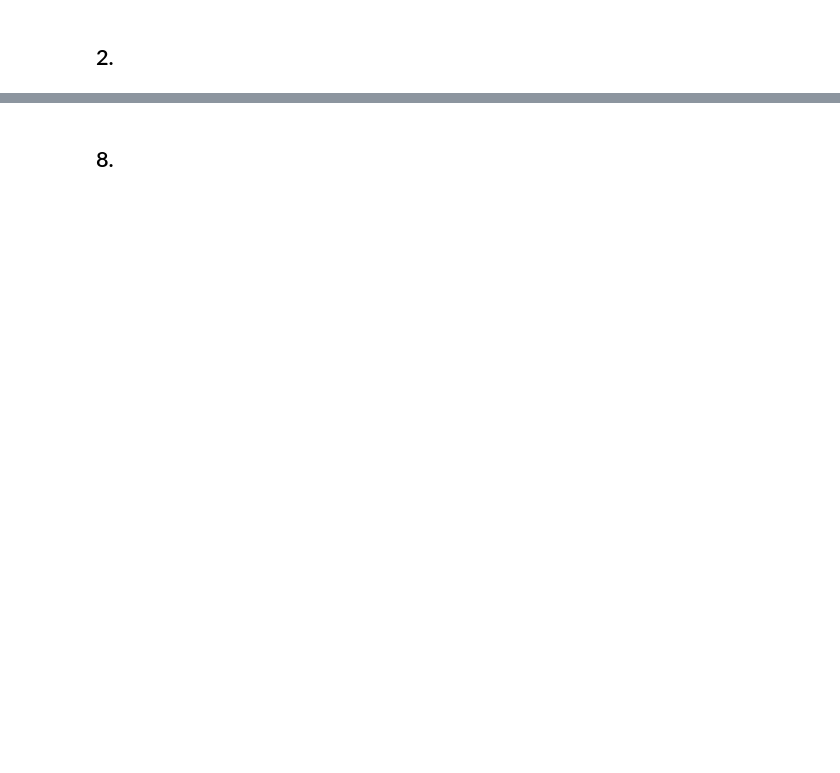
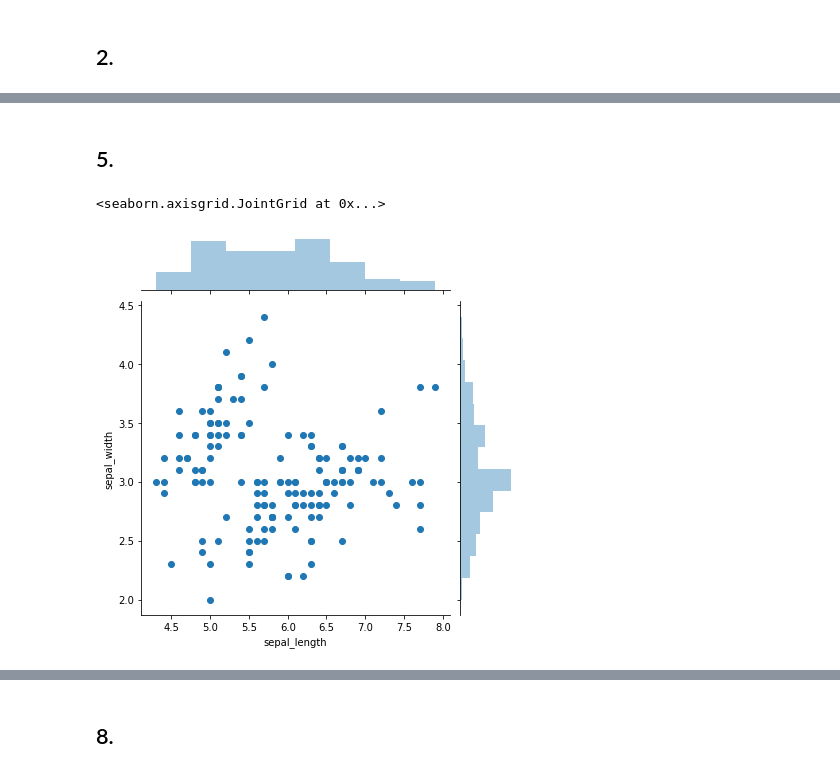
Before and after one commit to ChinthapalliSireesha/mstp, a Jupyter notebook: Test.ipynb, the cells around one changed output, grey strips where cells are left out. Drawn from its saved outputs; the diff is of its cells as text; code cells hidden in the pictures; blank space fills up the shorter version.

```diff
--- a/Test.ipynb
+++ b/Test.ipynb
@@ -81,0 +96,9 @@ dtype: float64
+# %% [markdown]
+## 5.
+# %%
+x=df['sepal_length']
+y=df['sepal_width']
+sns.jointplot(x,y,data=df)
+# %% [output]
+<seaborn.axisgrid.JointGrid at 0x...>
+[figure, added]
```
Also changed, not shown: parts of 45 cells of this notebook.
